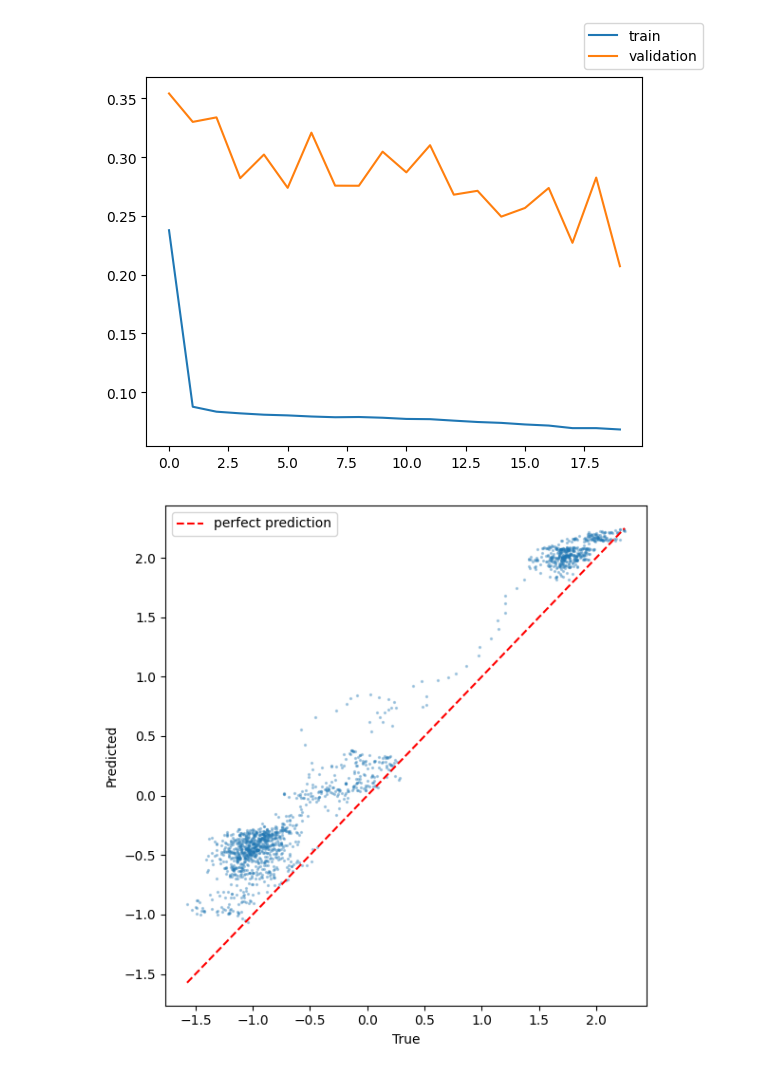
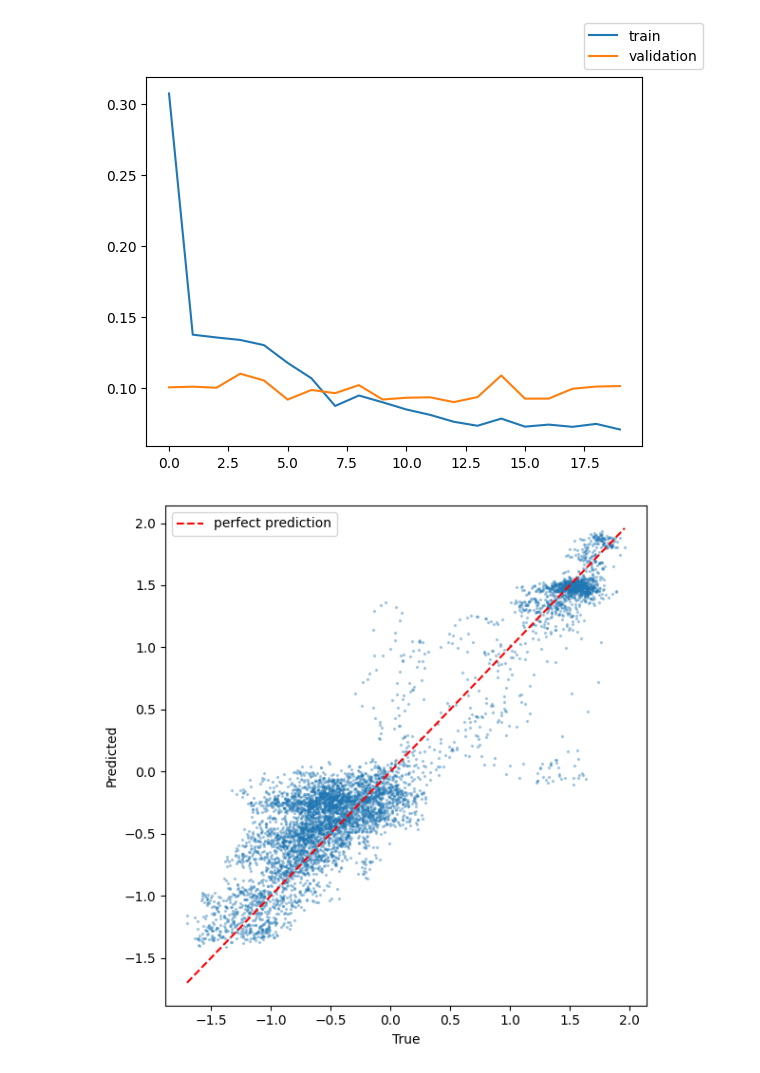
Before and after one commit to IsakRockstrom/AML_Final_project, a Jupyter notebook: GRU_coupled_model/NN_PD_200m.ipynb, the cells around one changed output. Drawn from its saved outputs; the diff is of its cells as text; code cells hidden in the pictures.

```diff
--- a/GRU_coupled_model/NN_PD_200m.ipynb
+++ b/GRU_coupled_model/NN_PD_200m.ipynb
@@ -16,28 +16,26 @@ df = pd.read_csv('../data/CESMDataset_Try.csv')
 
 target_col = 'PD_200m'
 feature_cols = ['SFWF', 'AMOC']
-lag = 50
-horizon = 1
+lag = 100
+horizon = 40
 n = len(df)
-train_end = int(n * 0.7)
-test_end = int(n * 0.9)
+train_cut_1 = 5000
+train_cut_2 = 11000
 batch_size = 128
 
-X_train_lag, y_train_lag, X_test_lag, y_test_lag, X_eval_lag, y_eval_lag, y_scaler, x_scaler = prepare_this_data(df,
-                                                                                                                 target_col,
-                                                                                                                 feature_cols,
-                                                                                                                 train_end,
-                                                                                                                 test_end,
-                                                                                                                 lag,
-                                                                                                                 horizon)
+X_train_lag, y_train_lag, X_eval_lag, y_eval_lag, y_scaler, x_scaler = prepare_this_data(df,
+                                                                                        target_col,
+                                                                                        feature_cols,
+                                                                                        train_cut_1,
+                                                                                        train_cut_2,
+                                                                                        lag,
+                                                                                        horizon)
 
-X_train_t, y_train_t, train_loader, X_test_t, y_test_t, test_loader, X_eval_t, y_eval_t, eval_loader = torchify_this_data(batch_size,
-                                                                                                                          X_train_lag,
-                                                                                                                          y_train_lag,
-                                                                                                                          X_test_lag,
-                                                                                                                          y_test_lag,
-                                                                                                                          X_eval_lag,
-                                                                                                                          y_eval_lag)
+X_train_t, y_train_t, train_loader, X_eval_t, y_eval_t, eval_loader = torchify_this_data(batch_size,
+                                                                                                    X_train_lag,
+                                                                                                    y_train_lag,
+                                                                                                    X_eval_lag,
+                                                                                                    y_eval_lag)
 device = "cpu"
 n_epochs = 20
 
@@ -85,2 +83,2 @@ Epoch 19 with train loss: 0.06827467658318752 and eval loss: 0.2071449439972639
-[figure, old version]
+[figure, new version]
-[figure, old version]
+[figure, new version]
```
Also changed, not shown: parts of 1 cell of this notebook, 17 other files.
